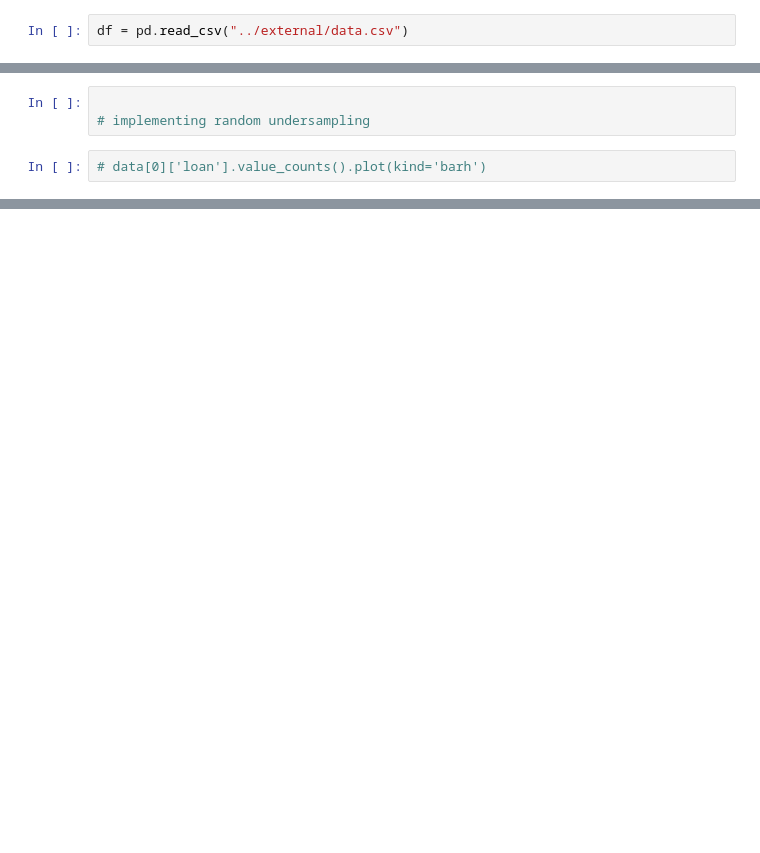
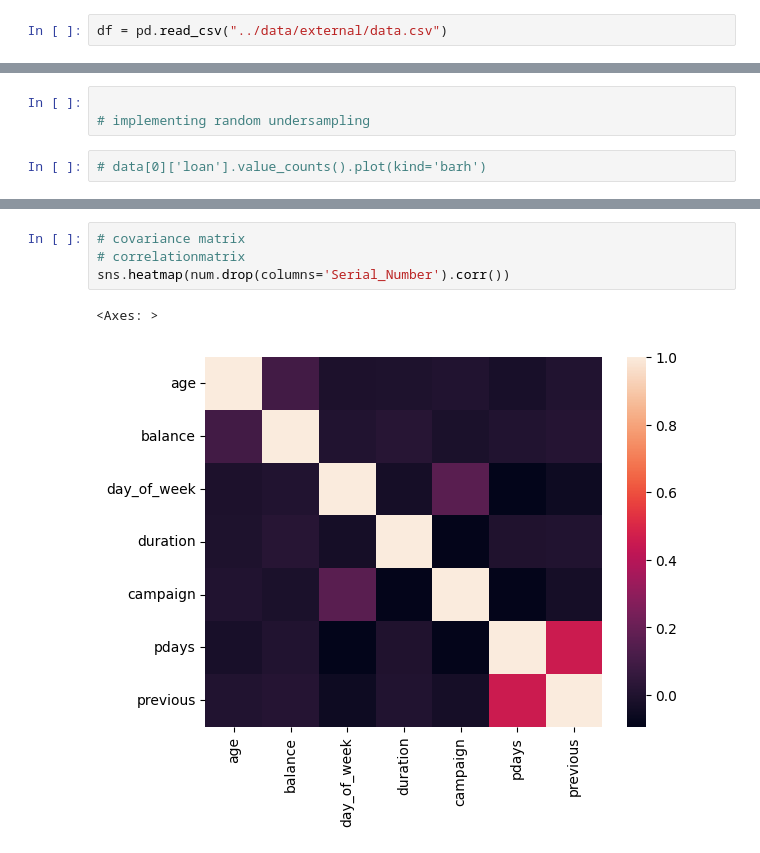
Before and after one commit to gauravgulia26/bank_marketing, a Jupyter notebook: notebooks/data_cleaning.ipynb, the cells around one changed output, grey strips where cells are left out. Drawn from its saved outputs; the diff is of its cells as text; blank space fills up the shorter version.

```diff
--- a/notebooks/data_cleaning.ipynb
+++ b/notebooks/data_cleaning.ipynb
@@ -4,7 +4,7 @@ import numpy as np
 import matplotlib.pyplot as plt
 import seaborn as sns
 # %%
-df = pd.read_csv("../external/data.csv")
+df = pd.read_csv("../data/external/data.csv")
 # %%
 df.rename(columns={'Unnamed: 0':'Serial_Number'},inplace=True)
 # %%
@@ -157,0 +160,7 @@ Name: count, dtype: int64
+# %%
+# covariance matrix
+# correlationmatrix
+sns.heatmap(num.drop(columns='Serial_Number').corr())
+# %% [output]
+<Axes: >
+[figure, added]
```
Also changed, not shown: parts of 23 cells of this notebook.
